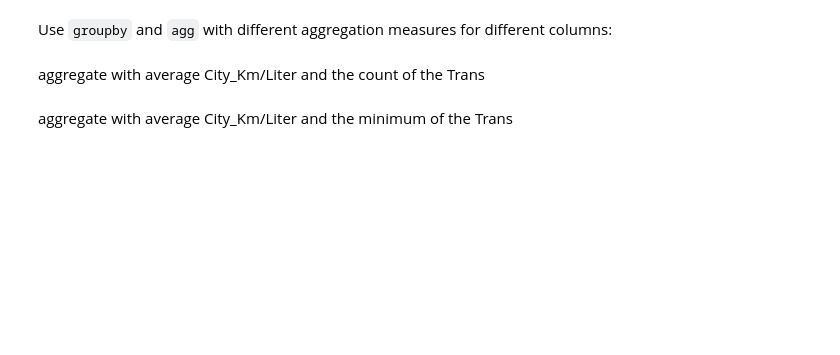
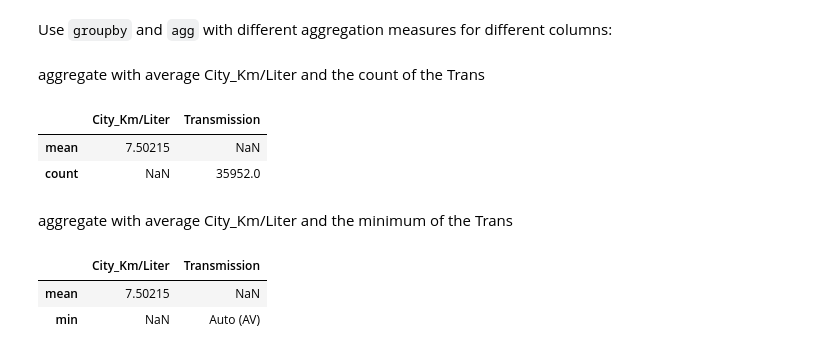
Before and after one commit to ericanna/Lab_Pandas_Grouping, a Jupyter notebook: Lab_Pandas_Grouping_Data_Vehicles.ipynb, the cells around one changed output. Saved outputs shown, nothing was run; the diff lists cells and outputs as text; code cells hidden in the pictures; blank space fills up the shorter version.

```diff
--- a/Lab_Pandas_Grouping_Data_Vehicles.ipynb
+++ b/Lab_Pandas_Grouping_Data_Vehicles.ipynb
@@ -92,8 +218,16 @@ Use `groupby` and `agg` with different aggregation measures for different column
 # %% [markdown]
 aggregate with average City_Km/Liter and the count of the Trans
 # %%
-cars.groupby(["Transmission"]).agg({"Transmission":['count'], "City_Km/Liter": ['mean']})
+cars.agg({"City_Km/Liter": np.mean, "Transmission":['count']})
+# %% [output]
+|  | City_Km/Liter | Transmission |
+| mean | 7.50215 | NaN |
+| count | NaN | 35952.0 |
 # %% [markdown]
 aggregate with average City_Km/Liter and the minimum of the Trans
 # %%
-cars.groupby(["Transmission"]).agg({"Transmission":['min'], "City_Km/Liter": ['mean']})
+cars.agg({"City_Km/Liter": np.mean, "Transmission":['min']})
+# %% [output]
+|  | City_Km/Liter | Transmission |
+| mean | 7.50215 | NaN |
+| min | NaN | Auto (AV) |
```
Also changed, not shown: parts of 13 cells of this notebook.
